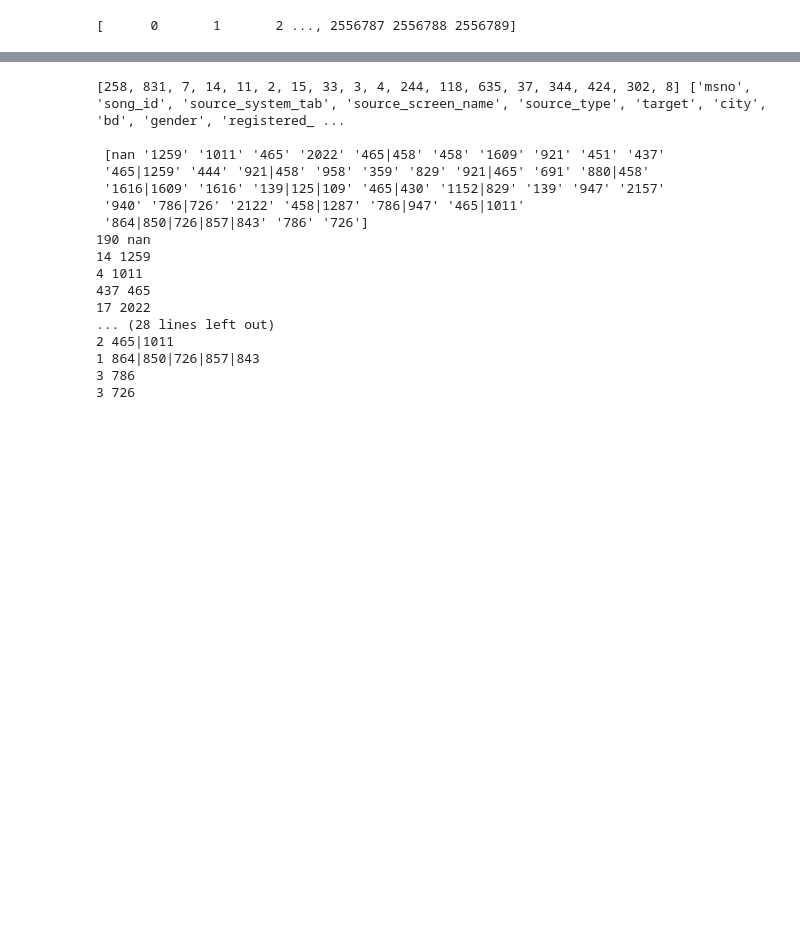
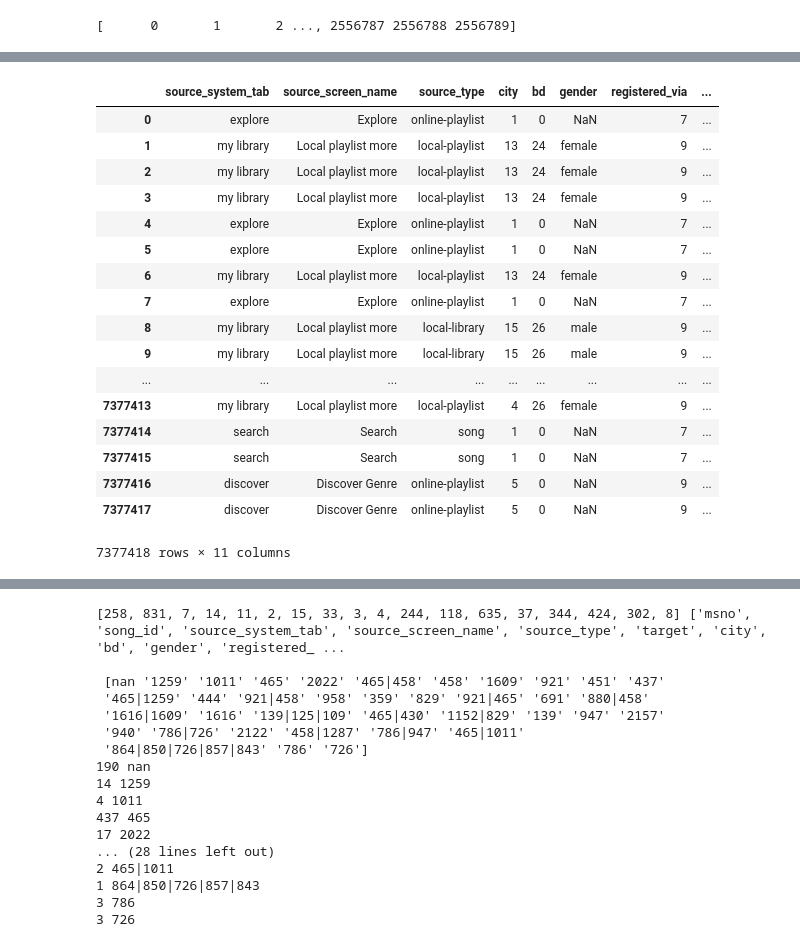
Before and after one commit to jailson-dias/aprendizagem-de-maquina, a Jupyter notebook: Projeto 2/Projeto AM.ipynb, the cells around one changed output, grey strips where cells are left out. Drawn from its saved outputs; the diff is of its cells as text; code cells hidden in the pictures; blank space fills up the shorter version.

```diff
--- a/Projeto 2/Projeto AM.ipynb
+++ b/Projeto 2/Projeto AM.ipynb
@@ -99,0 +149,49 @@ train
+# %%
+from sklearn.ensemble import GradientBoostingRegressor
+
+# tt.columns.tolist()
+
+columns_train = [
+ 'source_system_tab',
+ 'source_screen_name',
+ 'source_type',
+ 'city',
+ 'bd',
+ 'gender',
+ 'registered_via',
+ 'registration_init_time',
+ 'expiration_date',
+ 'song_length',
+ 'language']
+
+dftrain = tt.reindex(columns=columns_train)
+dftrain
+# X = tt.drop(['target', 'isrc'], axis=1)
+# y = tt['target'].values
+
+# dummies = pd.get_dummies(dftrain.gender)
+# dummies
+# est = GradientBoostingRegressor(n_estimators=100, learning_rate=0.1, max_depth=1, random_state=0, loss='ls')
+# est.fit(X[5000:100000], y[5000:100000])
+# print ("aqui")
+# pred = est.predict(x[:5000])
+# pred
+# %% [output]
+|  | source_system_tab | source_screen_name | source_type | city | bd | gender | registered_via | ... |
+| 0 | explore | Explore | online-playlist | 1 | 0 | NaN | 7 | ... |
+| 1 | my library | Local playlist more | local-playlist | 13 | 24 | female | 9 | ... |
+| 2 | my library | Local playlist more | local-playlist | 13 | 24 | female | 9 | ... |
+| 3 | my library | Local playlist more | local-playlist | 13 | 24 | female | 9 | ... |
+| 4 | explore | Explore | online-playlist | 1 | 0 | NaN | 7 | ... |
+| 5 | explore | Explore | online-playlist | 1 | 0 | NaN | 7 | ... |
+| 6 | my library | Local playlist more | local-playlist | 13 | 24 | female | 9 | ... |
+| 7 | explore | Explore | online-playlist | 1 | 0 | NaN | 7 | ... |
+| 8 | my library | Local playlist more | local-library | 15 | 26 | male | 9 | ... |
+| 9 | my library | Local playlist more | local-library | 15 | 26 | male | 9 | ... |
+| ... | ... | ... | ... | ... | ... | ... | ... | ... |
+| 7377413 | my library | Local playlist more | local-playlist | 4 | 26 | female | 9 | ... |
+| 7377414 | search | Search | song | 1 | 0 | NaN | 7 | ... |
+| 7377415 | search | Search | song | 1 | 0 | NaN | 7 | ... |
+| 7377416 | discover | Discover Genre | online-playlist | 5 | 0 | NaN | 9 | ... |
+| 7377417 | discover | Discover Genre | online-playlist | 5 | 0 | NaN | 9 | ... |
+7377418 rows × 11 columns
```
Also changed, not shown: parts of 11 cells of this notebook, 1 other file.
